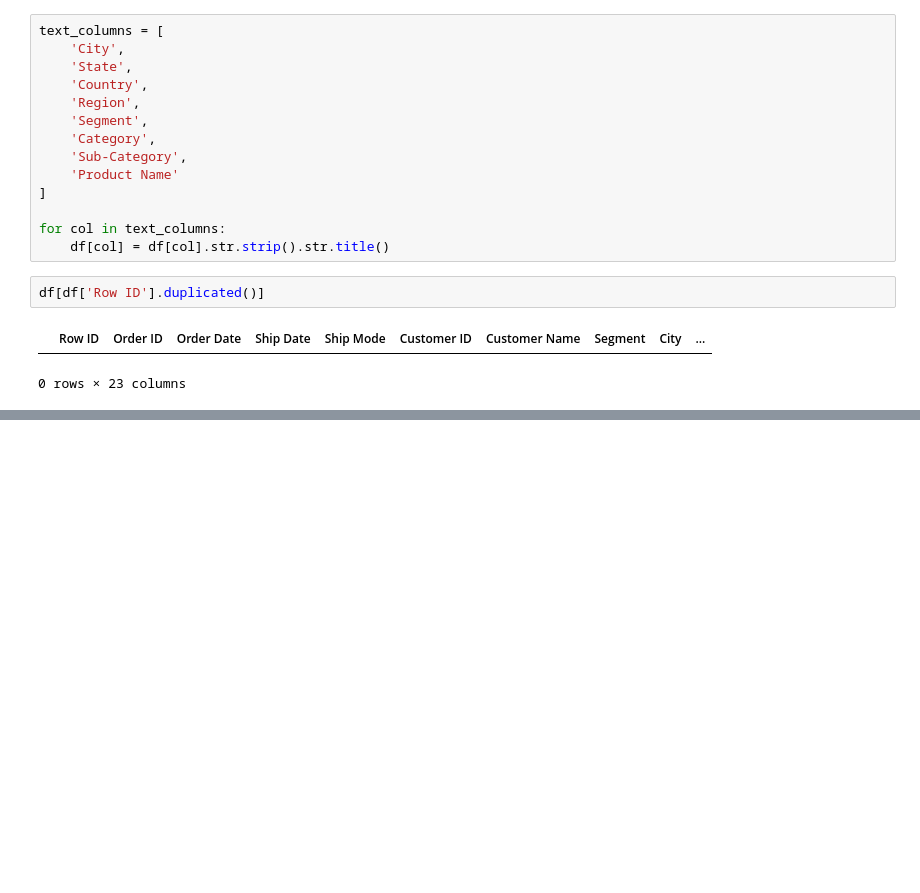
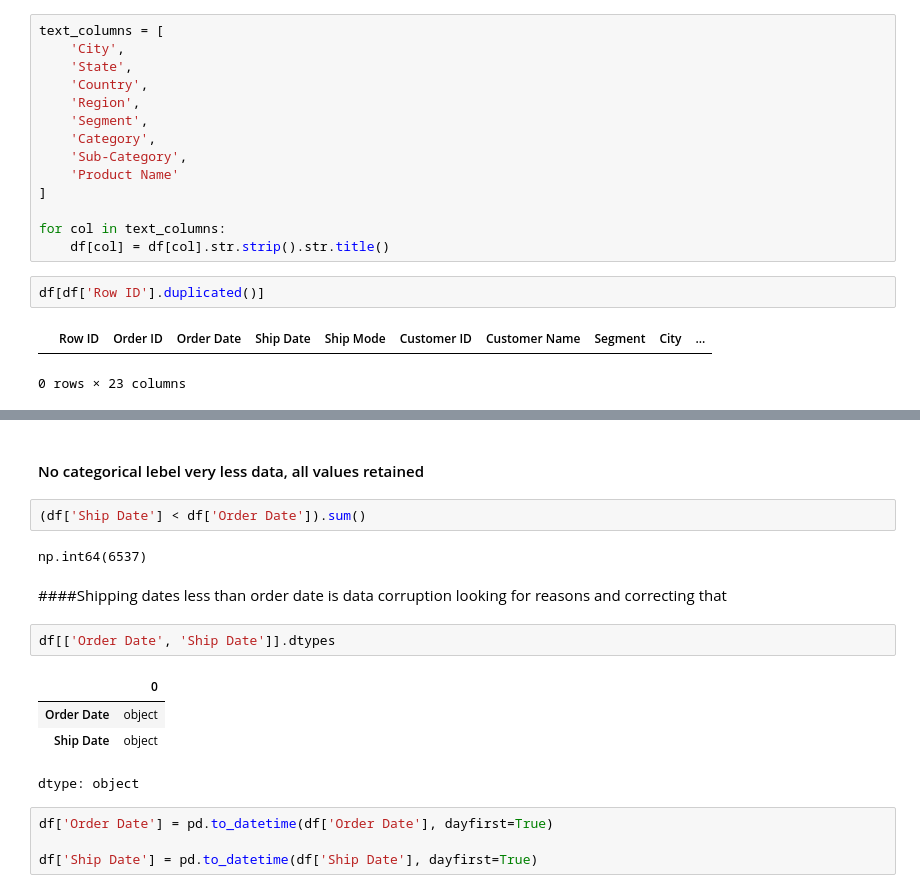
Before and after one commit to satwik12151/Capstone-Project-Group-3-, a Jupyter notebook: Capstone_Project_Group3.ipynb, the cells around one changed output, grey strips where cells are left out. Saved outputs shown, nothing was run; the diff lists cells and outputs as text; blank space fills up the shorter version.

```diff
--- a/Capstone_Project_Group3.ipynb
+++ b/Capstone_Project_Group3.ipynb
@@ -152,0 +206,19 @@ df[df['Row ID'].duplicated()]
+# %% [markdown]
+#### No categorical lebel very less data, all values retained
+# %%
+(df['Ship Date'] < df['Order Date']).sum()
+# %% [output]
+np.int64(6537)
+# %% [markdown]
+####Shipping dates less than order date is data corruption looking for reasons and correcting that
+# %%
+df[['Order Date', 'Ship Date']].dtypes
+# %% [output]
+|  | 0 |
+| Order Date | object |
+| Ship Date | object |
+dtype: object
+# %%
+df['Order Date'] = pd.to_datetime(df['Order Date'], dayfirst=True)
+
+df['Ship Date'] = pd.to_datetime(df['Ship Date'], dayfirst=True)
```
Also changed, not shown: parts of 12 cells of this notebook.
